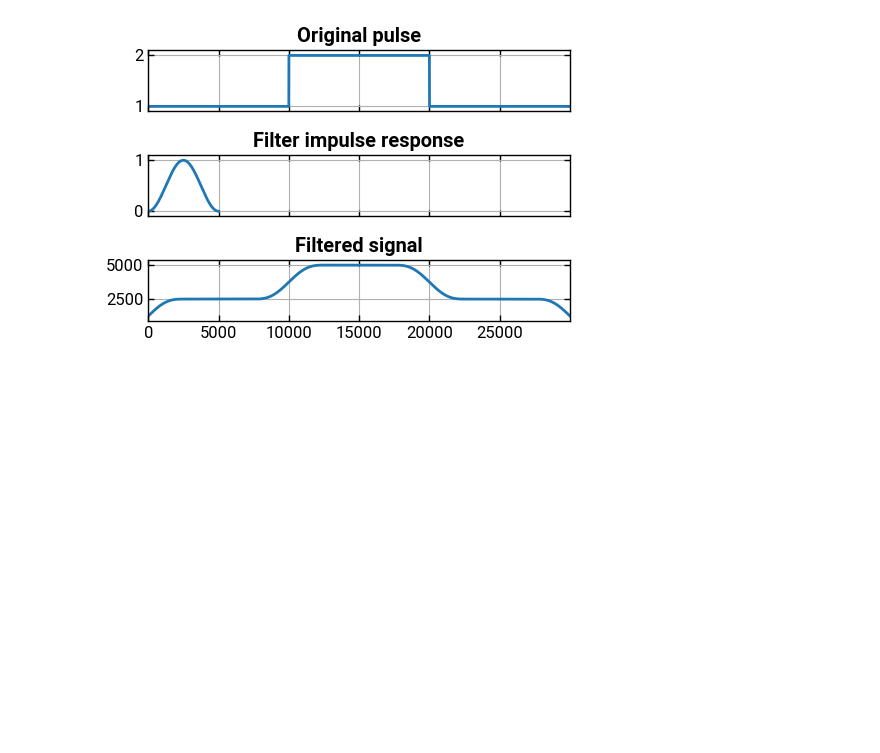
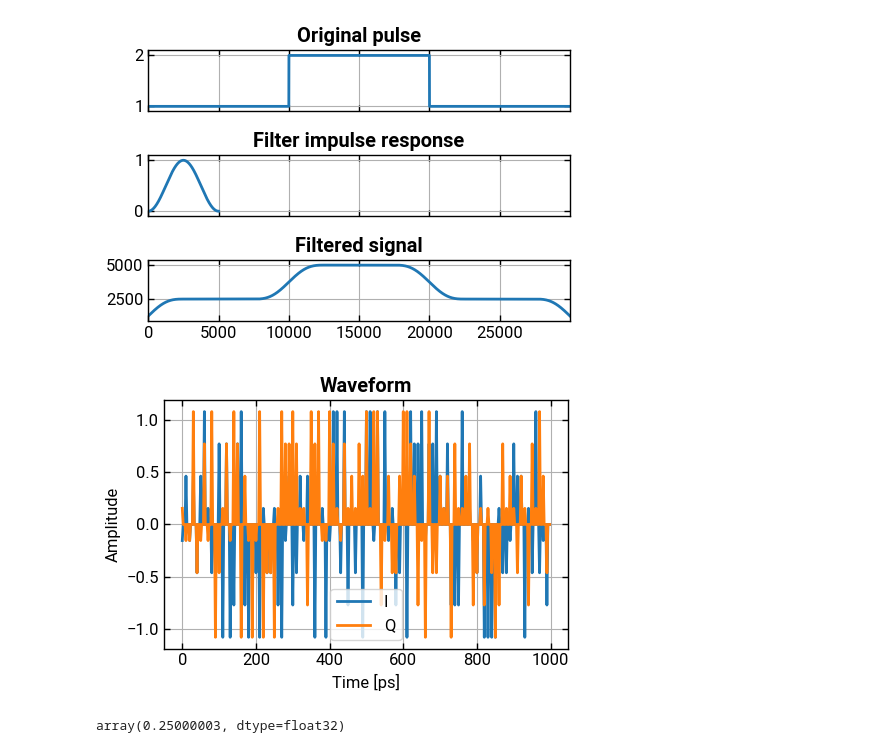
Before and after one commit to lokgar/commstools, a Jupyter notebook: examples/00-basics.ipynb, the cells around one changed output. Saved outputs shown, nothing was run; the diff lists cells and outputs as text; code cells hidden in the pictures; blank space fills up the shorter version.

```diff
--- a/examples/00-basics.ipynb
+++ b/examples/00-basics.ipynb
@@ -106,11 +106,25 @@ fig.show()
 # %% [output]
 [figure]
 # %%
+symbol_rate = 100e9
+sampling_rate = 400e9
+sps = int(sampling_rate / symbol_rate)
+
+
 sig_4qam = Signal.qam(
-    order=4,
+    order=64,
     num_symbols=1_000_000,
     sps=sps,
     symbol_rate=symbol_rate,
-    pulse_shape="rrc",
+    pulse_shape="none",
     seed=43,
 )
+
+sig_4qam.plot_waveform(show=True, num_symbols=100)
+xp = sig_4qam.xp
+# %% [output]
+[figure, added]
+# %%
+xp.mean(xp.abs(sig_4qam.samples) ** 2)
+# %% [output]
+array(0.25000003, dtype=float32)
```
Also changed, not shown: parts of 9 cells of this notebook, 1 other file.
